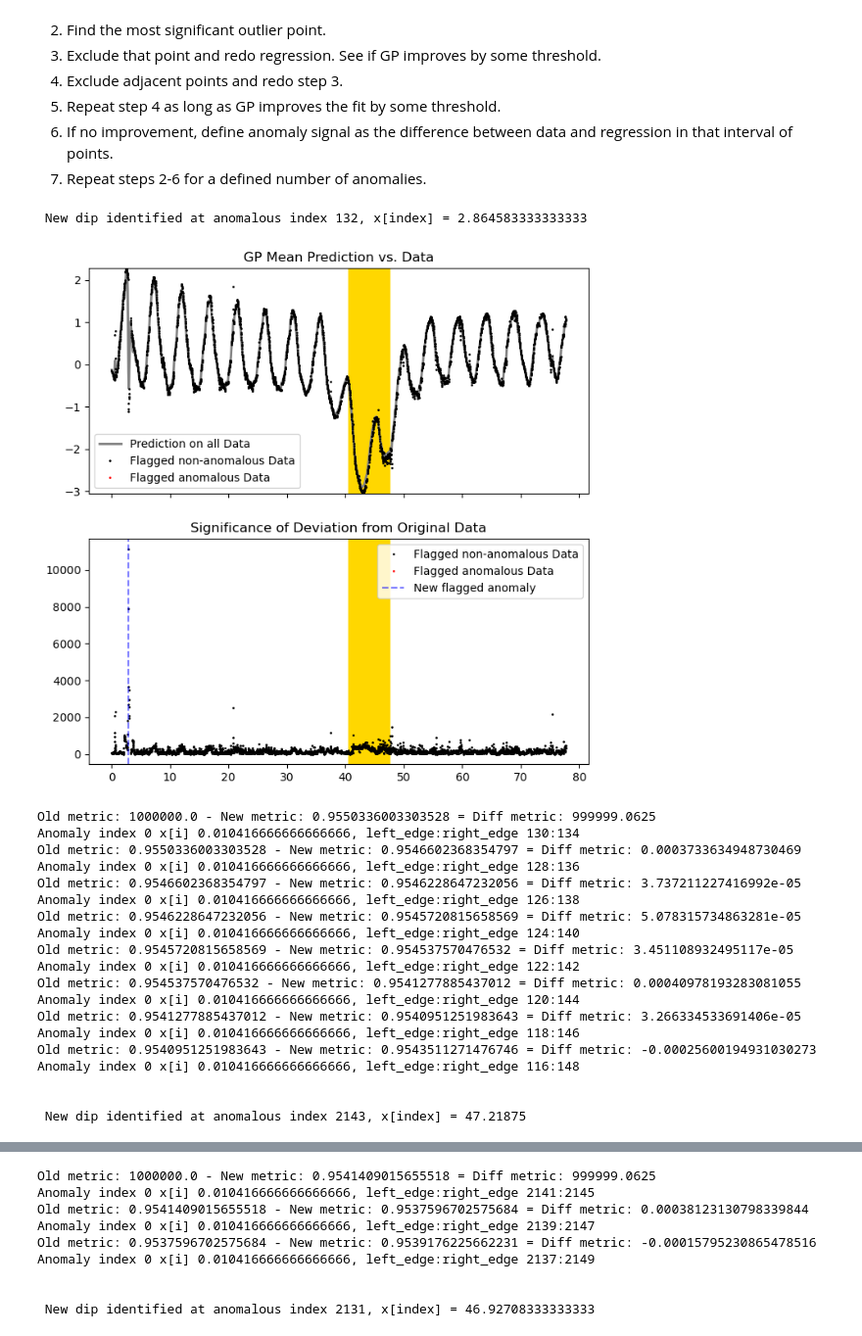
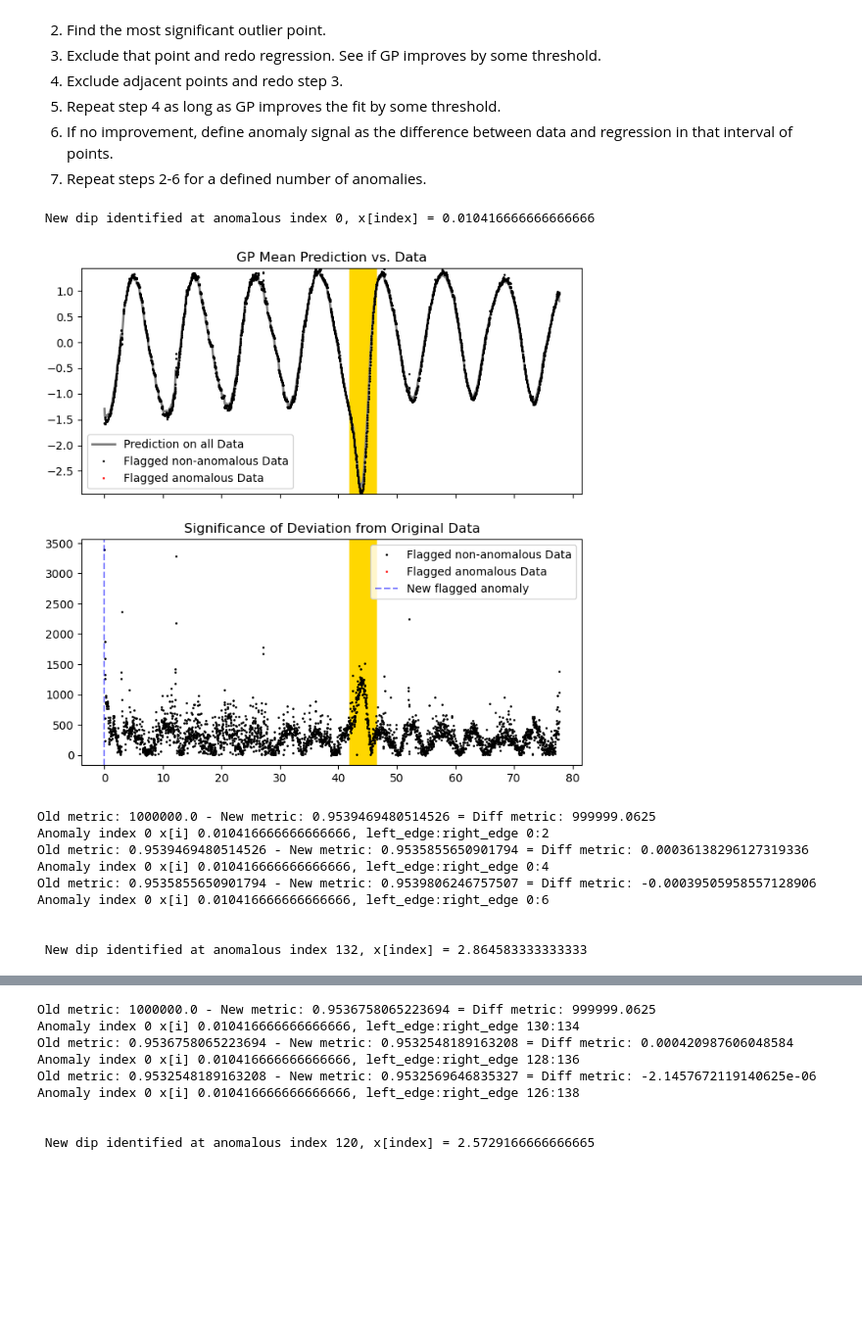
Before and after one commit to linneawolniewicz/dipper-detection, a Jupyter notebook: scripts/explore_gp.ipynb, the cells around one changed output, grey strips where cells are left out. Shown at 98% size. Drawn from its saved outputs; the diff is of its cells as text; code cells hidden in the pictures; blank space fills up the shorter version.

```diff
--- a/scripts/explore_gp.ipynb
+++ b/scripts/explore_gp.ipynb
@@ -15,10 +20,10 @@ Using device: cuda
 # Load data
 # %%
 # Data and anomaly parameters
-file_number = 72
+file_number = 48
 shape = "gaussian"
-width = 160
-amp = -0.75
+width_scale = 0.2
+depth_scale = 0.5
 loc = 2000
 
 # Load the data
@@ -31,13 +36,13 @@ y = (y - np.min(y)) / (np.max(y) - np.min(y))
 y_err = y_err / (np.max(y) - np.min(y))
 
 # Inject anomalies
-steps, y, anomaly_locs = inject_anomaly(
+steps, y, anomaly_locs, anomaly_amp, anomaly_fwhm = inject_anomaly(
     y,
     num_anomalies=1,
     seed=file_number,
     shapes=[shape],
-    anomaly_stdev=width,
-    anomaly_amp=amp,
+    width_scale=width_scale,
+    depth_scale=depth_scale,
     anomaly_idx=[loc]
 )
 
@@ -62,7 +67,7 @@ plt.figure(figsize=(10,5))
 for i in range(len(anomaly_locs)):
     plt.axvline(x=anomaly_locs[i], color='r', linestyle='--', alpha=0.5)
 plt.plot(steps, y, '.', markersize=2)
-plt.title(f"Lightcurve number {file_number} with anomaly of standard deviation {width} and amplitude {amp}")
+plt.title(f"Lightcurve number {file_number} with anomaly FWHM {anomaly_fwhm:.2f} and amplitude {anomaly_amp:.2f}")
 plt.show()
 
 # Print anomaly_locs, both indices and x[i]
@@ -127,7 +132,7 @@ for i in range(num_anomalies):
     axs[0].plot(x[(anomalous==1)], y_orig[(anomalous==1)], '.r', markersize=2, label="Flagged anomalous Data")
     # Plot the anomaly_range
     for i in range(len(anomaly_locs)):
-        anomaly_range = np.arange(int(anomaly_locs[i]) - width, int(anomaly_locs[i]) + width)
+        anomaly_range = np.arange(int(anomaly_locs[i]) - int(anomaly_fwhm), int(anomaly_locs[i]) + int(anomaly_fwhm))
         axs[0].axvspan(x[anomaly_range[0]], x[anomaly_range[-1]], color='gold')
     axs[0].set_ylim(np.min(y_sub.cpu().numpy()), np.max(y_sub.cpu().numpy()))
     axs[0].legend()
@@ -138,7 +143,7 @@ for i in range(num_anomalies):
     axs[1].plot(x[(anomalous==1)], np.abs(sig_dev[(anomalous==1)]), '.r', markersize=2, label="Flagged anomalous Data")
     # Plot the anomaly_range
     for i in range(len(anomaly_locs)):
-        anomaly_range = np.arange(int(anomaly_locs[i]) - width, int(anomaly_locs[i]) + width)
+        anomaly_range = np.arange(int(anomaly_locs[i]) - int(anomaly_fwhm), int(anomaly_locs[i]) + int(anomaly_fwhm))
         axs[1].axvspan(x[anomaly_range[0]], x[anomaly_range[-1]], color='gold')
     # Plot the index of the new anomaly
     axs[1].axvline(x=x[index], color='b', linestyle='--', alpha=0.5, label="New flagged anomaly")
@@ -180,51 +185,41 @@ for i in range(num_anomalies):
         old_metric = metric
 
         if which_metric == 'nlpd':
             metric = gpytorch.metrics.negative_log_predictive_density(observed_pred_sub, y_sub)
         elif which_metric == 'msll':
             metric = gpytorch.metrics.mean_standardized_log_loss(observed_pred_sub, y_sub)
         elif which_metric == 'rmse':
             metric = np.sqrt(np.mean((pred_mean_sub - y_sub.cpu().numpy())**2))
         else: # metric == mll
             model.eval()
             likelihood.eval()
             with torch.no_grad(), gpytorch.settings.fast_pred_var():
                 output = model(x_sub)
                 metric = mll(output, y_sub)
 
         diff_metric = old_metric - metric # smaller is better
         print(f"Old metric: {old_metric} - New metric: {metric} = Diff metric: {diff_metric}")
 
         # Expand anomalous region on both sides
         if left_edge >= 0 + expansion_param:
             left_edge -= expansion_param
         if right_edge < len(x) - expansion_param:
             right_edge += expansion_param
 
         print(f"Anomaly index {i} x[i] {x[i]}, left_edge:right_edge {left_edge}:{right_edge}")
 
     # Update anomalous array and remove anomalies from y
     y[left_edge:right_edge] = pred_mean_full[left_edge:right_edge]
     anomalous[left_edge:right_edge] = 1
 # %% [output]
- New dip identified at anomalous index 132, x[index] = 2.864583333333333
+ New dip identified at anomalous index 0, x[index] = 0.010416666666666666
-[figure, old version]
+[figure, new version]
-Old metric: 1000000.0 - New metric: 0.9550336003303528 = Diff metric: 999999.0625
-Anomaly index 0 x[i] 0.010416666666666666, left_edge:right_edge 130:134
-Old metric: 0.9550336003303528 - New metric: 0.9546602368354797 = Diff metric: 0.0003733634948730469
-Anomaly index 0 x[i] 0.010416666666666666, left_edge:right_edge 128:136
-Old metric: 0.9546602368354797 - New metric: 0.9546228647232056 = Diff metric: 3.737211227416992e-05
-Anomaly index 0 x[i] 0.010416666666666666, left_edge:right_edge 126:138
-Old metric: 0.9546228647232056 - New metric: 0.9545720815658569 = Diff metric: 5.078315734863281e-05
-Anomaly index 0 x[i] 0.010416666666666666, left_edge:right_edge 124:140
-Old metric: 0.9545720815658569 - New metric: 0.954537570476532 = Diff metric: 3.451108932495117e-05
-Anomaly index 0 x[i] 0.010416666666666666, left_edge:right_edge 122:142
-Old metric: 0.954537570476532 - New metric: 0.9541277885437012 = Diff metric: 0.00040978193283081055
-Anomaly index 0 x[i] 0.010416666666666666, left_edge:right_edge 120:144
-Old metric: 0.9541277885437012 - New metric: 0.9540951251983643 = Diff metric: 3.266334533691406e-05
-Anomaly index 0 x[i] 0.010416666666666666, left_edge:right_edge 118:146
-Old metric: 0.9540951251983643 - New metric: 0.9543511271476746 = Diff metric: -0.00025600194931030273
-Anomaly index 0 x[i] 0.010416666666666666, left_edge:right_edge 116:148
+Old metric: 1000000.0 - New metric: 0.9539469480514526 = Diff metric: 999999.0625
+Anomaly index 0 x[i] 0.010416666666666666, left_edge:right_edge 0:2
+Old metric: 0.9539469480514526 - New metric: 0.9535855650901794 = Diff metric: 0.00036138296127319336
+Anomaly index 0 x[i] 0.010416666666666666, left_edge:right_edge 0:4
+Old metric: 0.9535855650901794 - New metric: 0.9539806246757507 = Diff metric: -0.00039505958557128906
+Anomaly index 0 x[i] 0.010416666666666666, left_edge:right_edge 0:6
 
 
- New dip identified at anomalous index 2143, x[index] = 47.21875
+ New dip identified at anomalous index 132, x[index] = 2.864583333333333
@@ -232,9 +227,9 @@ Anomaly index 0 x[i] 0.010416666666666666, left_edge:right_edge 116:148
-Old metric: 1000000.0 - New metric: 0.9541409015655518 = Diff metric: 999999.0625
-Anomaly index 0 x[i] 0.010416666666666666, left_edge:right_edge 2141:2145
-Old metric: 0.9541409015655518 - New metric: 0.9537596702575684 = Diff metric: 0.00038123130798339844
-Anomaly index 0 x[i] 0.010416666666666666, left_edge:right_edge 2139:2147
-Old metric: 0.9537596702575684 - New metric: 0.9539176225662231 = Diff metric: -0.00015795230865478516
-Anomaly index 0 x[i] 0.010416666666666666, left_edge:right_edge 2137:2149
+Old metric: 1000000.0 - New metric: 0.9536758065223694 = Diff metric: 999999.0625
+Anomaly index 0 x[i] 0.010416666666666666, left_edge:right_edge 130:134
+Old metric: 0.9536758065223694 - New metric: 0.9532548189163208 = Diff metric: 0.000420987606048584
+Anomaly index 0 x[i] 0.010416666666666666, left_edge:right_edge 128:136
+Old metric: 0.9532548189163208 - New metric: 0.9532569646835327 = Diff metric: -2.1457672119140625e-06
+Anomaly index 0 x[i] 0.010416666666666666, left_edge:right_edge 126:138
 
 
- New dip identified at anomalous index 2131, x[index] = 46.92708333333333
+ New dip identified at anomalous index 120, x[index] = 2.5729166666666665
```
Also changed, not shown: parts of 4 cells of this notebook, 10 other files.
